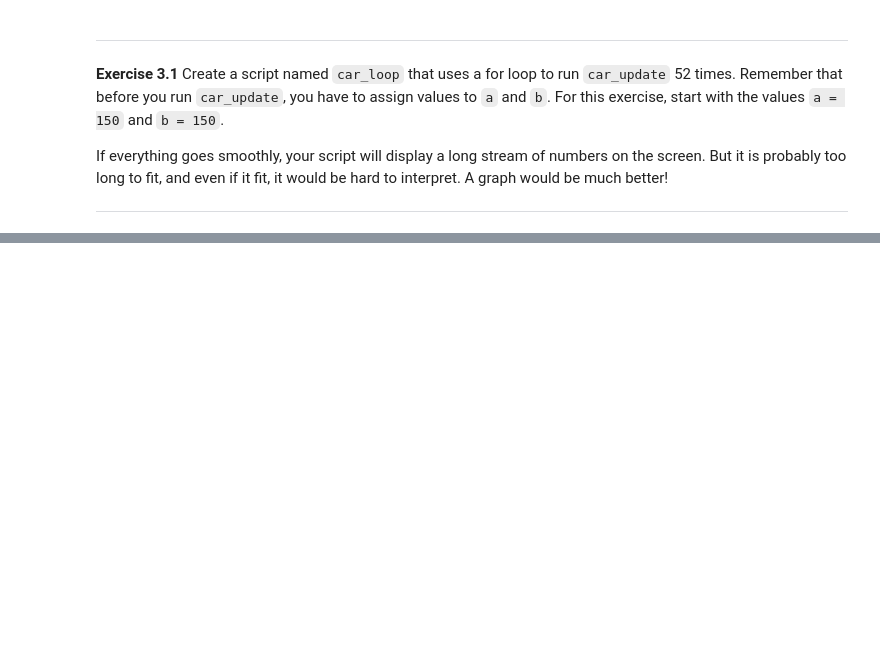
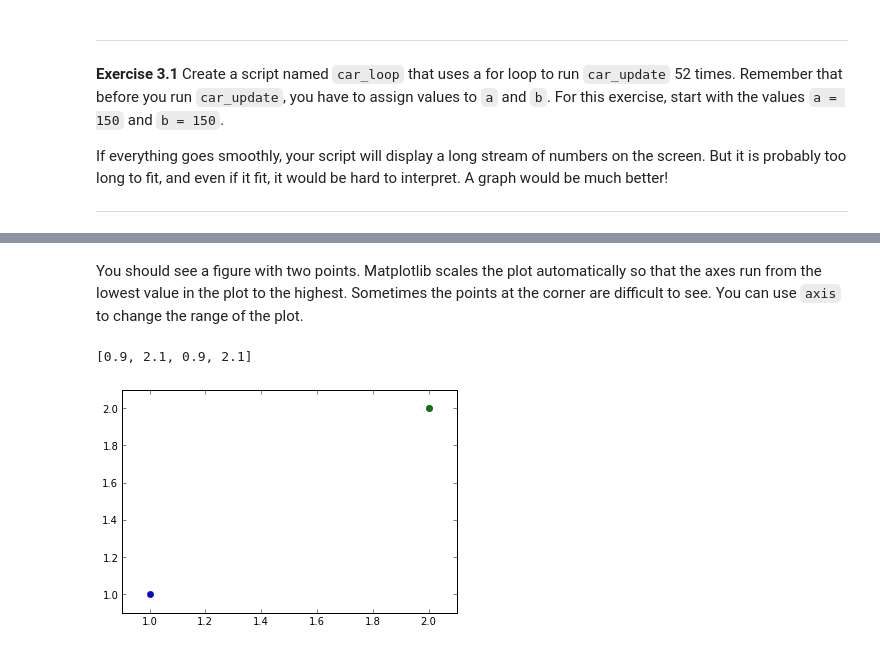
Before and after one commit to vanzaj/phys_mod_py, a Jupyter notebook: 03_Loops.ipynb, the cells around one changed output, grey strips where cells are left out. Saved outputs shown, nothing was run; the diff lists cells and outputs as text; code cells hidden in the pictures; blank space fills up the shorter version.

```diff
--- a/03_Loops.ipynb
+++ b/03_Loops.ipynb
@@ -117,0 +154,10 @@ If everything goes smoothly, your script will display a long stream of numbers o
+# %% [markdown]
+You should see a figure with two points. Matplotlib scales the plot automatically so that the axes run from the lowest value in the plot to the highest. Sometimes the points at the corner are difficult to see. You can use `axis` to change the range of the plot.
+# %%
+hold(True)
+plot(1, 1, 'o')
+plot(2, 2, 'o')
+axis([0.9, 2.1, 0.9, 2.1])  # xmin, xmax, ymin, ymax
+# %% [output]
+[0.9, 2.1, 0.9, 2.1]
+[figure, added]
```
Also changed, not shown: parts of 27 cells of this notebook.
